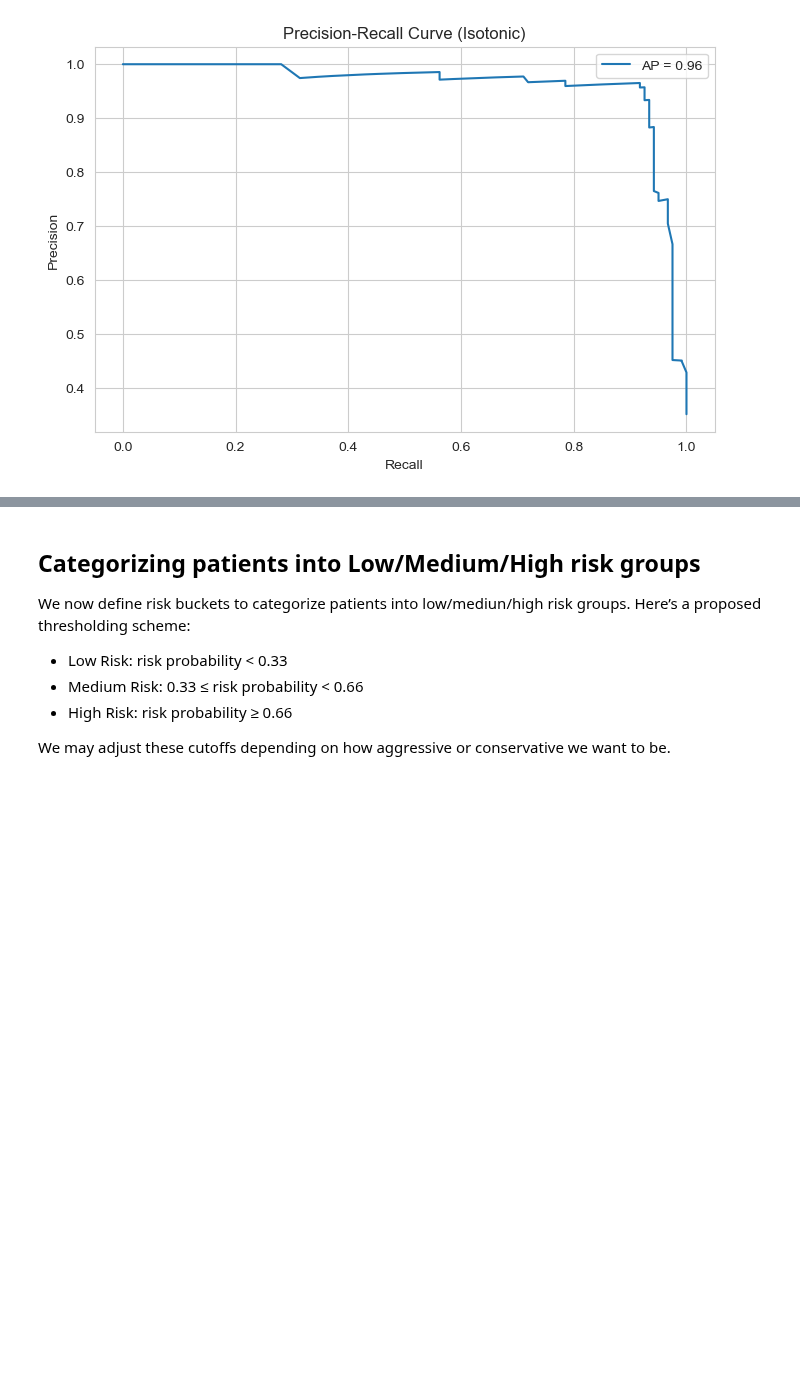
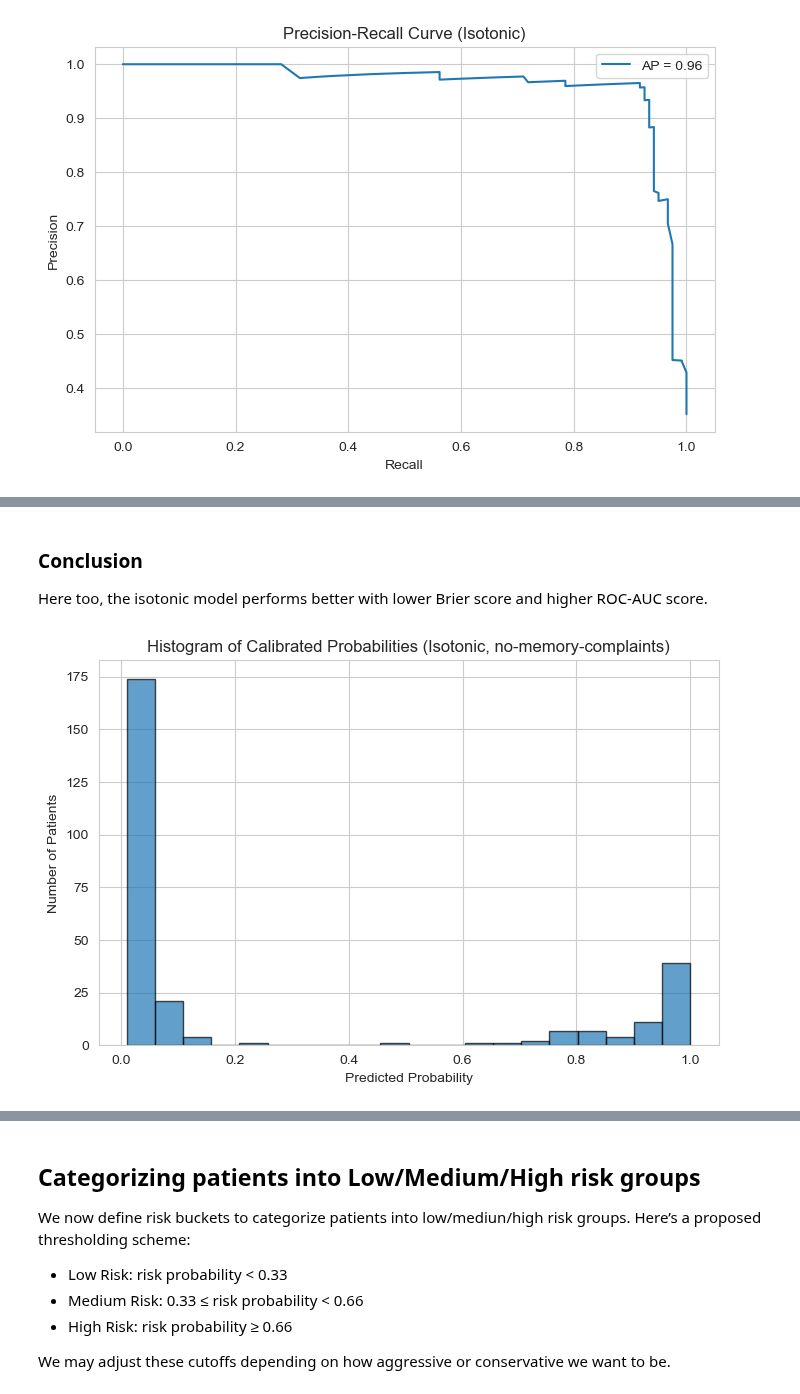
Before and after one commit to mgamankwah/alzheimers_risk_prediction, a Jupyter notebook: scripts/Calibrated_probabilities_Nasheed.ipynb, the cells around one changed output, grey strips where cells are left out. Drawn from its saved outputs; the diff is of its cells as text; code cells hidden in the pictures; blank space fills up the shorter version.

```diff
--- a/scripts/Calibrated_probabilities_Nasheed.ipynb
+++ b/scripts/Calibrated_probabilities_Nasheed.ipynb
@@ -232,0 +241,22 @@ P.S. Need to discuss the tuned model for patients with no-memory-complaints
+# %%
+# Dataset for no memory complaints
+df_restricted = df[df['MemoryComplaints'] == 0].copy()
+df_train_restricted, df_test_restricted = train_test_split(
+    df_restricted, test_size=0.2, stratify=df_restricted['Diagnosis'], random_state=123)
+# %%
+model_tuned_restricted_params = {
+    'n_estimators': 342,
+    'learning_rate': 0.2936557853809352,
+    'max_depth': 4,
+    'min_child_weight': 2,
+    'gamma': 3,
+    'subsample': 0.9505333790576483,
+    'colsample_bytree': 0.6024713590870578,
+    'reg_alpha': 0.22059934204998982,
+    'reg_lambda': 0.8737784998045829,
+    'scale_pos_weight': 1,
+    'eval_metric': 'error'
+}
+
+model_tuned_restricted = XGBClassifier(**model_tuned_restricted_params, random_state=123)
+model_tuned_restricted.fit(df_train_restricted[all_features[:-1]], df_train_restricted.Diagnosis)
@@ -232,0 +276,4 @@ P.S. Need to discuss the tuned model for patients with no-memory-complaints
+# %%
+# Isotonic calibration pipeline
+calibrated_model_isotonic = CalibratedClassifierCV(estimator=model_tuned_restricted, method='isotonic', cv=5)
+calibrated_model_isotonic.fit(df_train_restricted[all_features[:-1]], df_train_restricted.Diagnosis)
@@ -232,0 +386,14 @@ P.S. Need to discuss the tuned model for patients with no-memory-complaints
+# %% [markdown]
+### **Conclusion**
+
+Here too, the isotonic model performs better with lower Brier score and higher ROC-AUC score.
+# %%
+plt.figure(figsize=(8, 5))
+plt.hist(calibrated_probs_isotonic, bins=20, edgecolor='k', alpha=0.7)
+plt.title("Histogram of Calibrated Probabilities (Isotonic, no-memory-complaints)")
+plt.xlabel("Predicted Probability")
+plt.ylabel("Number of Patients")
+plt.grid(True)
+plt.show()
+# %% [output]
+[figure, added]
```
Also changed, not shown: parts of 15 cells of this notebook.
